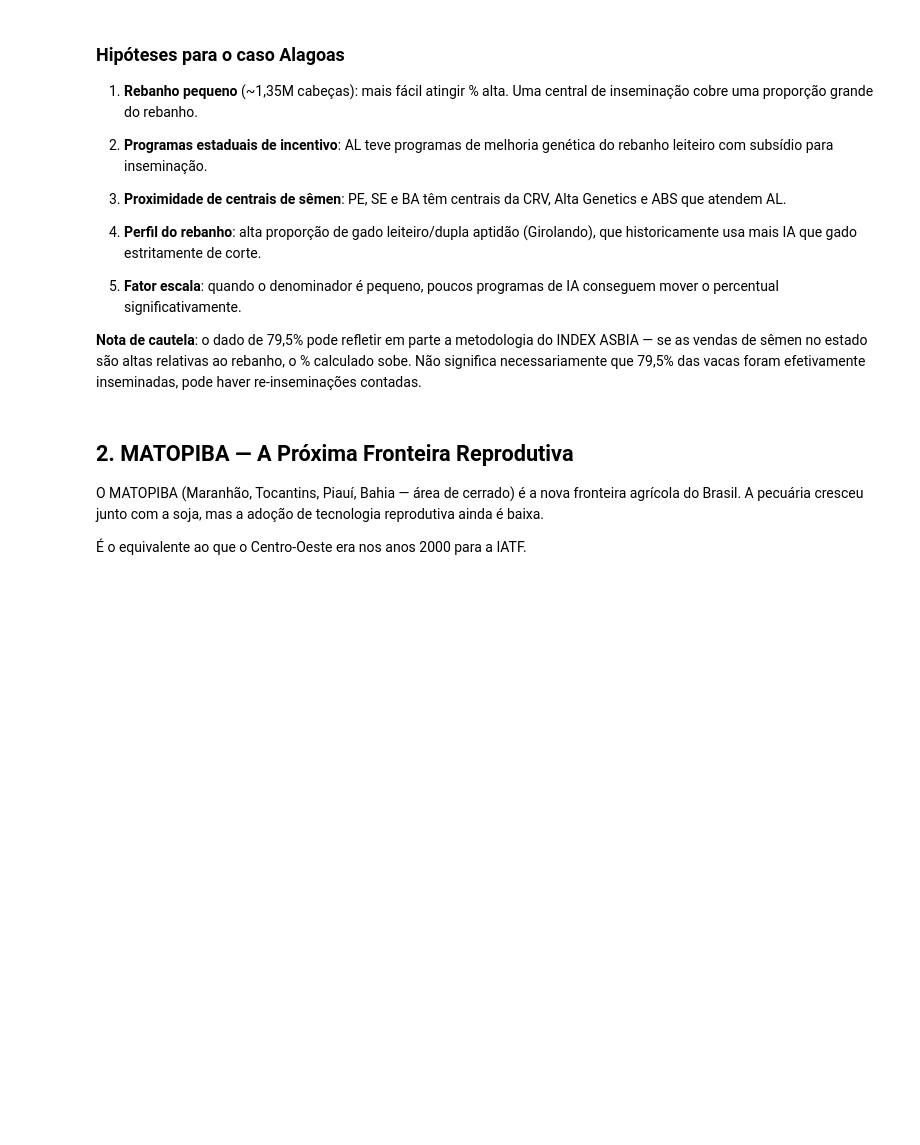
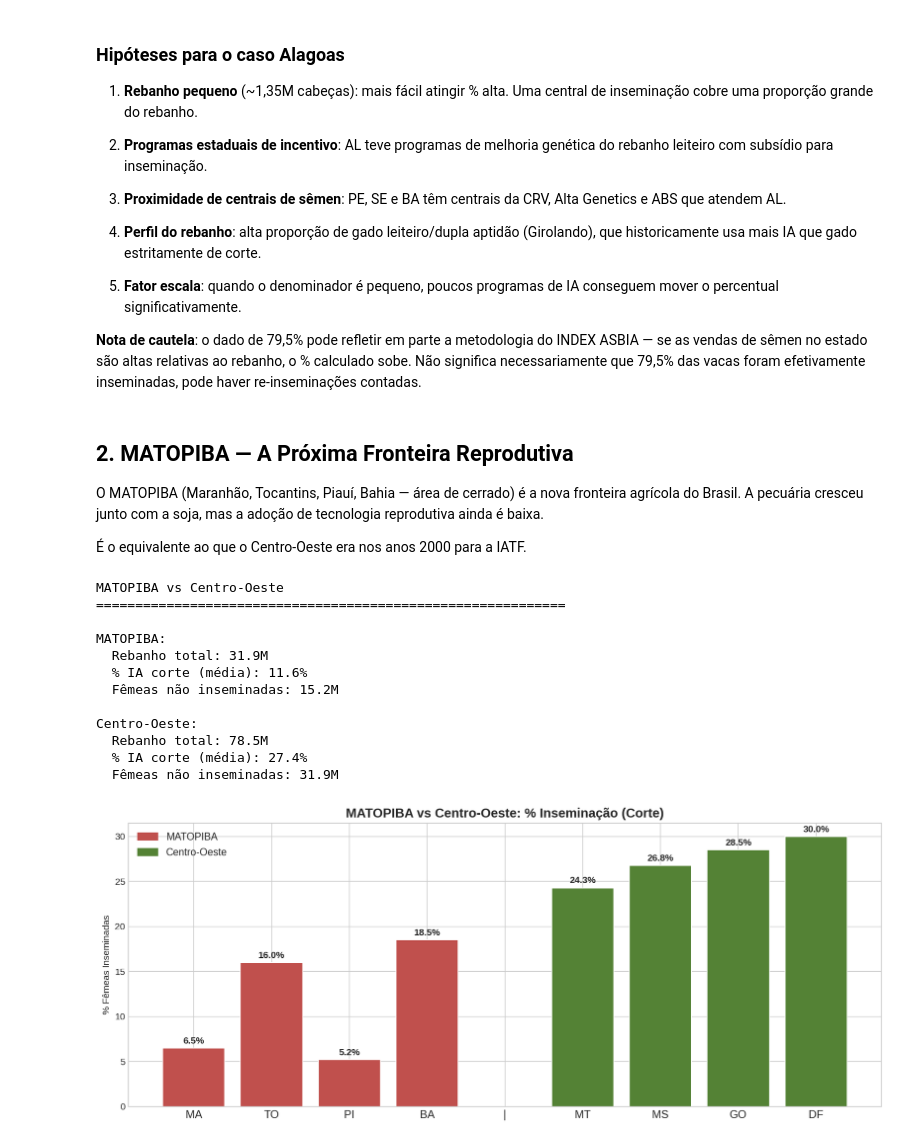
Before and after one commit to mateusmmrs/mapa-ia-brasil, a Jupyter notebook: notebooks/03_nordeste_e_conclusoes.ipynb, the cells around one changed output. Saved outputs shown, nothing was run; the diff lists cells and outputs as text; code cells hidden in the pictures; blank space fills up the shorter version.

```diff
--- a/notebooks/03_nordeste_e_conclusoes.ipynb
+++ b/notebooks/03_nordeste_e_conclusoes.ipynb
@@ -116,3 +116,58 @@ fronteira agrícola do Brasil. A pecuária cresceu junto com a soja, mas a
 adoção de tecnologia reprodutiva ainda é baixa.
 
 É o equivalente ao que o Centro-Oeste era nos anos 2000 para a IATF.
+# %%
+# MATOPIBA = cerrado de MA, TO, PI, BA
+matopiba_states = ['MA', 'TO', 'PI', 'BA']
+df_matopiba = df[df['sigla_uf'].isin(matopiba_states)].copy()
+
+# Comparar com Centro-Oeste (benchmark de adoção)
+co_states = ['MT', 'MS', 'GO', 'DF']
+df_co = df[df['sigla_uf'].isin(co_states)]
+
+print('MATOPIBA vs Centro-Oeste')
+print('='*60)
+print(f"\nMATOPIBA:")
+print(f"  Rebanho total: {df_matopiba['rebanho'].sum()/1e6:.1f}M")
+print(f"  % IA corte (média): {df_matopiba['pct_femeas_inseminadas_corte'].mean():.1f}%")
+print(f"  Fêmeas não inseminadas: {df_matopiba['femeas_nao_inseminadas'].sum()/1e6:.1f}M")
+
+print(f"\nCentro-Oeste:")
+print(f"  Rebanho total: {df_co['rebanho'].sum()/1e6:.1f}M")
+print(f"  % IA corte (média): {df_co['pct_femeas_inseminadas_corte'].mean():.1f}%")
+print(f"  Fêmeas não inseminadas: {df_co['femeas_nao_inseminadas'].sum()/1e6:.1f}M")
+
+# Visualização comparativa
+fig, ax = plt.subplots(figsize=(12, 5))
+labels = matopiba_states + ['|'] + co_states
+values_ia = list(df_matopiba.set_index('sigla_uf').loc[matopiba_states, 'pct_femeas_inseminadas_corte']) + [0] + list(df_co.set_index('sigla_uf').loc[co_states, 'pct_femeas_inseminadas_corte'])
+colors = [VERMELHO]*4 + ['white'] + [VERDE]*4
+
+ax.bar(range(len(labels)), values_ia, color=colors, edgecolor='white')
+for i, (l, v) in enumerate(zip(labels, values_ia)):
+    if v > 0:
+        ax.text(i, v + 0.5, f'{v:.1f}%', ha='center', fontsize=10, fontweight='bold')
+ax.set_xticks(range(len(labels)))
+ax.set_xticklabels(labels, fontsize=12)
+ax.set_title('MATOPIBA vs Centro-Oeste: % Inseminação (Corte)', fontsize=14, fontweight='bold')
+ax.set_ylabel('% Fêmeas Inseminadas')
+
+from matplotlib.patches import Patch
+ax.legend(handles=[Patch(color=VERMELHO, label='MATOPIBA'), Patch(color=VERDE, label='Centro-Oeste')],
+          fontsize=11)
+plt.tight_layout()
+plt.show()
+# %% [output]
+MATOPIBA vs Centro-Oeste
+============================================================
+
+MATOPIBA:
+  Rebanho total: 31.9M
+  % IA corte (média): 11.6%
+  Fêmeas não inseminadas: 15.2M
+
+Centro-Oeste:
+  Rebanho total: 78.5M
+  % IA corte (média): 27.4%
+  Fêmeas não inseminadas: 31.9M
+[figure, added]
```
Also changed, not shown: parts of 7 cells of this notebook.
